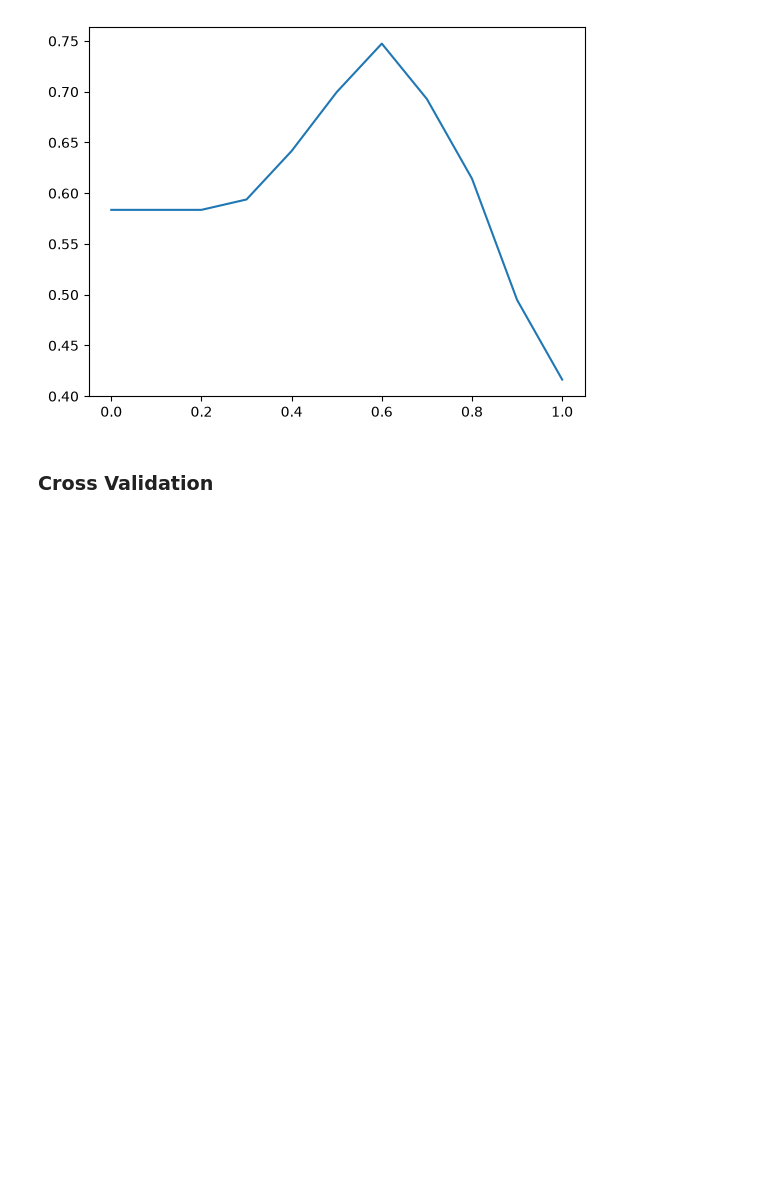
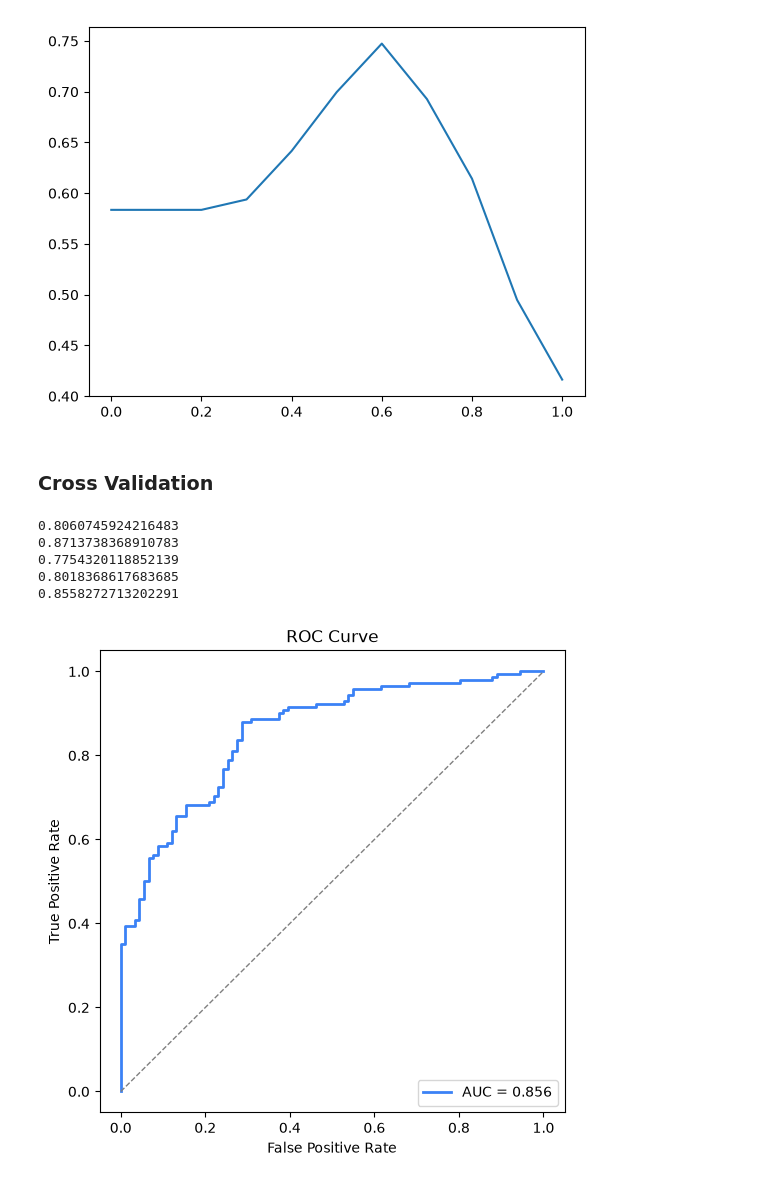
Before and after one commit to yunusov02/datatalks, a Jupyter notebook: 04-evaluation/lead_scoring.ipynb, the cells around one changed output. Cells and saved outputs as stored; diff of their text form; code cells hidden in the pictures; blank space fills up the shorter version.

```diff
--- a/04-evaluation/lead_scoring.ipynb
+++ b/04-evaluation/lead_scoring.ipynb
@@ -195,3 +190,52 @@ from sklearn.model_selection import KFold
 kf = KFold(n_splits=5, shuffle=True, random_state=1)
 
 for train_idx, val_idx in kf.split(df_full_train):
+
+    df_train = df_full_train.iloc[train_idx]
+    df_val = df_full_train.iloc[val_idx]
+
+    y_train = df_train.converted.values
+    y_val = df_val.converted.values
+
+    del df_train['converted']
+    del df_val['converted']
+
+    X_train = df_train[numerical + categorical]
+    X_val = df_val[numerical + categorical]
+
+    train_dict = X_train.to_dict(orient='records')
+    X_train = dv.fit_transform(train_dict)
+
+    model.fit(X_train, y_train)
+
+    val_dict = X_val.to_dict(orient='records')
+    X_val = dv.transform(val_dict)
+
+    y_pred = model.predict_proba(X_val)[:, 1]
+
+    auc = roc_auc_score(y_val, y_pred)
+    print(auc)
+# %% [output]
+0.8060745924216483
+0.8713738368910783
+0.7754320118852139
+0.8018368617683685
+0.8558272713202291
+# %%
+from sklearn.metrics import roc_curve
+import matplotlib.pyplot as plt
+
+
+fpr, tpr, thresholds = roc_curve(y_val, y_pred)
+
+plt.figure(figsize=(6, 6))
+plt.plot(fpr, tpr, color="#3b82f6", linewidth=2, label=f"AUC = {auc:.3f}")
+plt.plot([0, 1], [0, 1], linestyle="--", color="gray", linewidth=1)  # random model chizig'i
+
+plt.xlabel("False Positive Rate")
+plt.ylabel("True Positive Rate")
+plt.title("ROC Curve")
+plt.legend(loc="lower right")
+plt.show()
+# %% [output]
+[figure, added]
```
Also changed, not shown: parts of 2 cells of this notebook, 2 other files.
